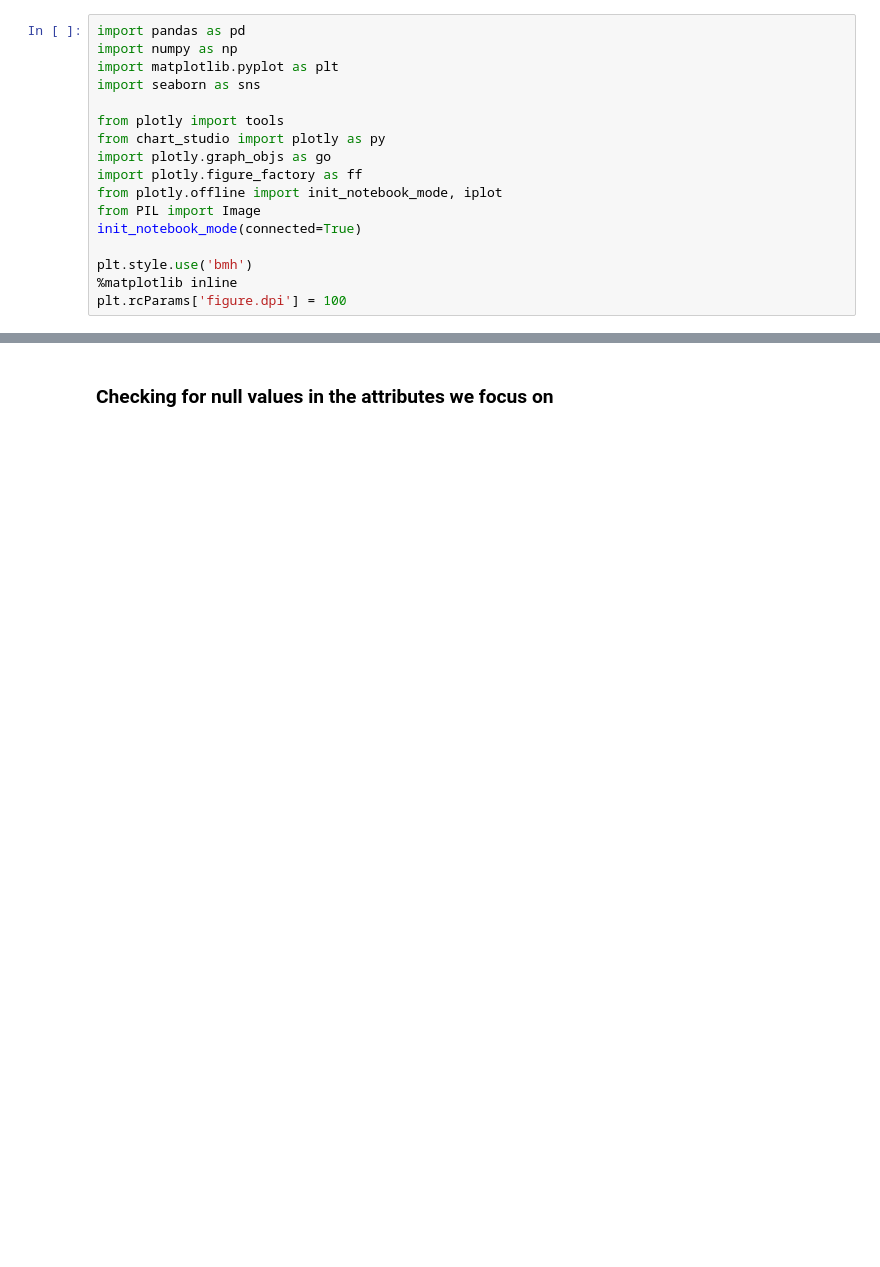
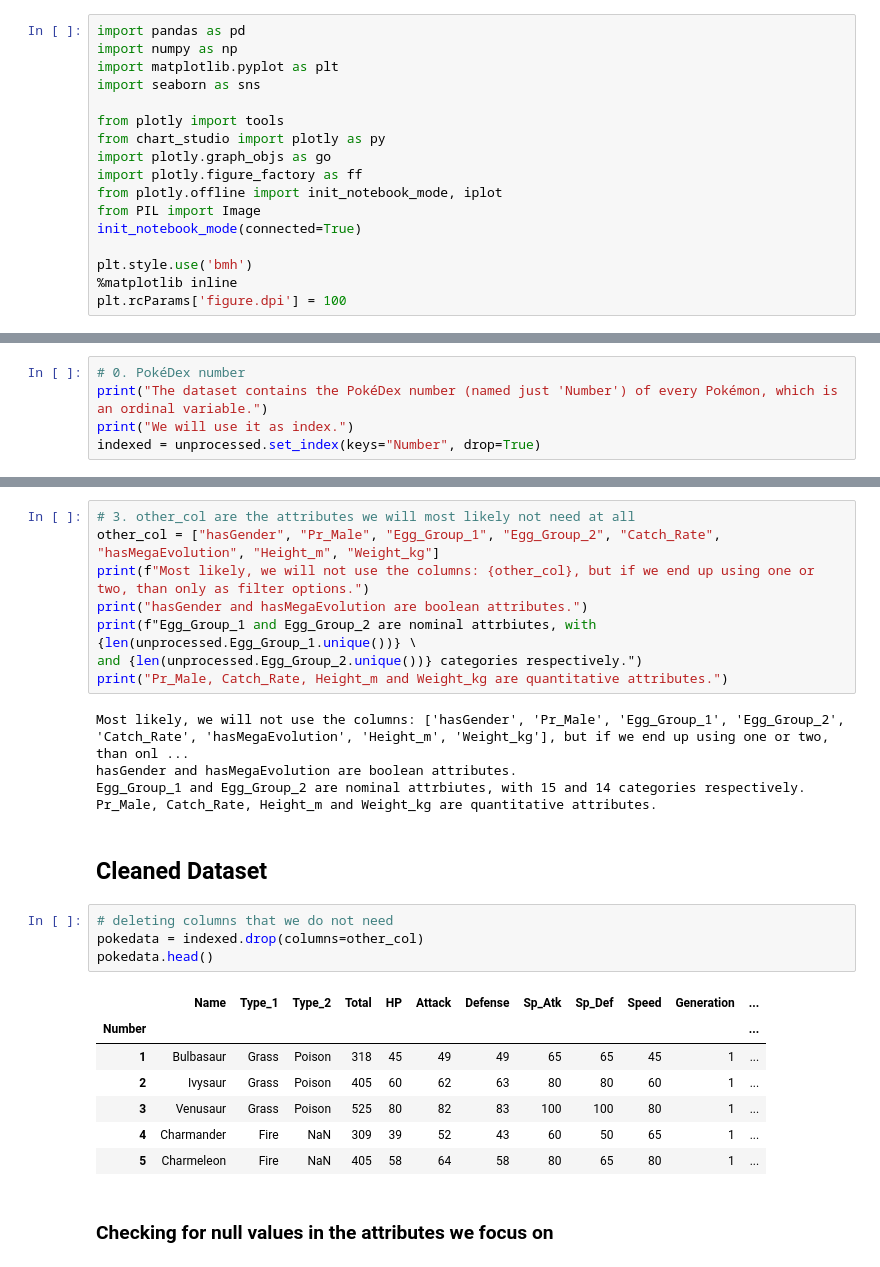
Before and after one commit to mwooll/ElTony, a Jupyter notebook: data_vis.ipynb, the cells around one changed output, grey strips where cells are left out. Saved outputs shown, nothing was run; the diff lists cells and outputs as text; blank space fills up the shorter version.

Commit message:
added the characterization of attributes

```diff
--- a/data_vis.ipynb
+++ b/data_vis.ipynb
@@ -57,0 +63,5 @@ pokedata.head()
+# %%
+# 0. PokéDex number
+print("The dataset contains the PokéDex number (named just 'Number') of every Pokémon, which is an ordinal variable.")
+print("We will use it as index.")
+indexed = unprocessed.set_index(keys="Number", drop=True)
@@ -58,2 +96,29 @@ pokedata.head()
+# %%
+# 3. other_col are the attributes we will most likely not need at all
+other_col = ["hasGender", "Pr_Male", "Egg_Group_1", "Egg_Group_2", "Catch_Rate", "hasMegaEvolution", "Height_m", "Weight_kg"]
+print(f"Most likely, we will not use the columns: {other_col}, but if we end up using one or two, than only as filter options.")
+print("hasGender and hasMegaEvolution are boolean attributes.")
+print(f"Egg_Group_1 and Egg_Group_2 are nominal attrbiutes, with {len(unprocessed.Egg_Group_1.unique())} \
+and {len(unprocessed.Egg_Group_2.unique())} categories respectively.")
+print("Pr_Male, Catch_Rate, Height_m and Weight_kg are quantitative attributes.")
+# %% [output]
+Most likely, we will not use the columns: ['hasGender', 'Pr_Male', 'Egg_Group_1', 'Egg_Group_2', 'Catch_Rate', 'hasMegaEvolution', 'Height_m', 'Weight_kg'], but if we end up using one or two, than onl ...
+hasGender and hasMegaEvolution are boolean attributes.
+Egg_Group_1 and Egg_Group_2 are nominal attrbiutes, with 15 and 14 categories respectively.
+Pr_Male, Catch_Rate, Height_m and Weight_kg are quantitative attributes.
+# %% [markdown]
+## Cleaned Dataset
+# %%
+# deleting columns that we do not need
+pokedata = indexed.drop(columns=other_col)
+pokedata.head()
+# %% [output]
+|  | Name | Type_1 | Type_2 | Total | HP | Attack | Defense | Sp_Atk | Sp_Def | Speed | Generation | ... |
+| Number |  |  |  |  |  |  |  |  |  |  |  | ... |
+| 1 | Bulbasaur | Grass | Poison | 318 | 45 | 49 | 49 | 65 | 65 | 45 | 1 | ... |
+| 2 | Ivysaur | Grass | Poison | 405 | 60 | 62 | 63 | 80 | 80 | 60 | 1 | ... |
+| 3 | Venusaur | Grass | Poison | 525 | 80 | 82 | 83 | 100 | 100 | 80 | 1 | ... |
+| 4 | Charmander | Fire | NaN | 309 | 39 | 52 | 43 | 60 | 50 | 65 | 1 | ... |
+| 5 | Charmeleon | Fire | NaN | 405 | 58 | 64 | 58 | 80 | 65 | 80 | 1 | ... |
 # %% [markdown]
 ### Checking for null values in the attributes we focus on
```
Also changed, not shown: parts of 24 cells of this notebook.
